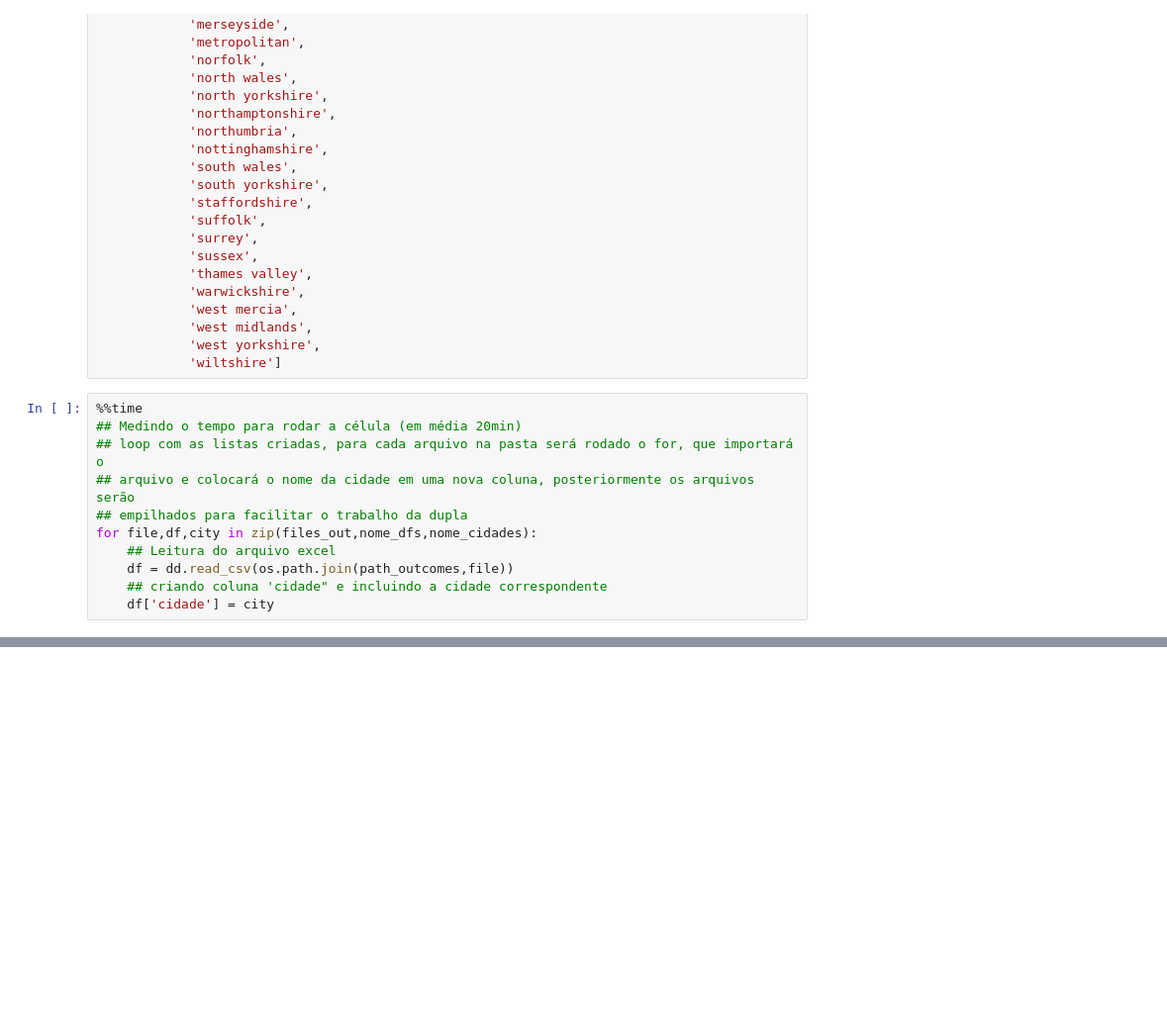
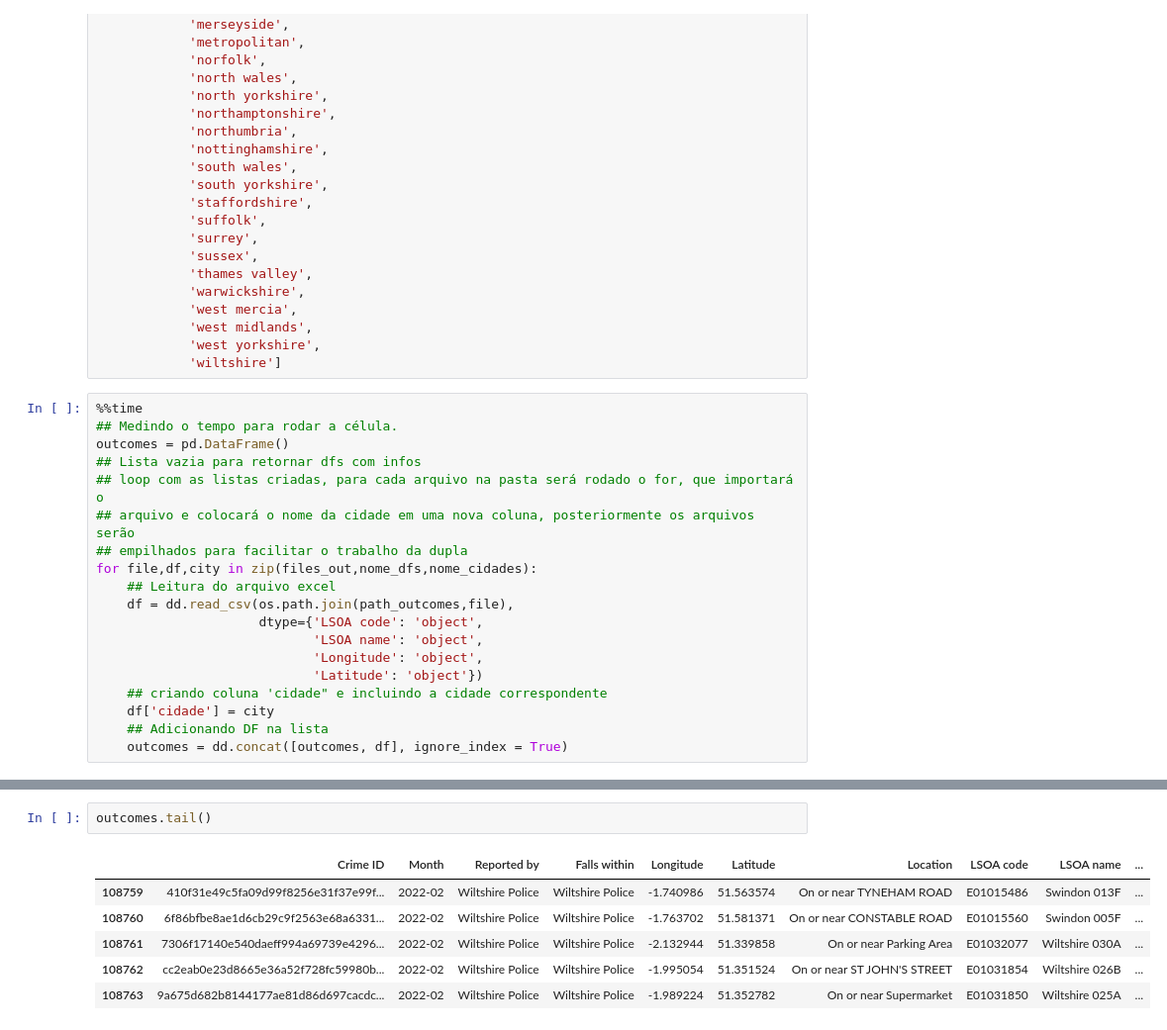
Before and after one commit to andreneustein/criminalida_uk, a Jupyter notebook: CompreensaoDaBase.ipynb, the cells around one changed output, grey strips where cells are left out. Shown at 99% size. Cells and saved outputs as stored; diff of their text form; blank space fills up the shorter version.

```diff
--- a/CompreensaoDaBase.ipynb
+++ b/CompreensaoDaBase.ipynb
@@ -365,13 +370,21 @@ nome_cidades = ['avon and somerset',
             'wiltshire']
 # %%
 %%time
-## Medindo o tempo para rodar a célula (em média 20min)
+## Medindo o tempo para rodar a célula.
+outcomes = pd.DataFrame()
+## Lista vazia para retornar dfs com infos
 ## loop com as listas criadas, para cada arquivo na pasta será rodado o for, que importará o
 ## arquivo e colocará o nome da cidade em uma nova coluna, posteriormente os arquivos serão
 ## empilhados para facilitar o trabalho da dupla
 for file,df,city in zip(files_out,nome_dfs,nome_cidades):
     ## Leitura do arquivo excel
-    df = dd.read_csv(os.path.join(path_outcomes,file))
+    df = dd.read_csv(os.path.join(path_outcomes,file),
+                     dtype={'LSOA code': 'object',
+                            'LSOA name': 'object',
+                            'Longitude': 'object',
+                            'Latitude': 'object'})
     ## criando coluna 'cidade" e incluindo a cidade correspondente
     df['cidade'] = city
+    ## Adicionando DF na lista
+    outcomes = dd.concat([outcomes, df], ignore_index = True)
 # %% [output]
@@ -379,0 +393,9 @@ Wall time: 534 ms
+# %%
+outcomes.tail()
+# %% [output]
+|  | Crime ID | Month | Reported by | Falls within | Longitude | Latitude | Location | LSOA code | LSOA name | ... |
+| 108759 | 410f31e49c5fa09d99f8256e31f37e99f... | 2022-02 | Wiltshire Police | Wiltshire Police | -1.740986 | 51.563574 | On or near TYNEHAM ROAD | E01015486 | Swindon 013F | ... |
+| 108760 | 6f86bfbe8ae1d6cb29c9f2563e68a6331... | 2022-02 | Wiltshire Police | Wiltshire Police | -1.763702 | 51.581371 | On or near CONSTABLE ROAD | E01015560 | Swindon 005F | ... |
+| 108761 | 7306f17140e540daeff994a69739e4296... | 2022-02 | Wiltshire Police | Wiltshire Police | -2.132944 | 51.339858 | On or near Parking Area | E01032077 | Wiltshire 030A | ... |
+| 108762 | cc2eab0e23d8665e36a52f728fc59980b... | 2022-02 | Wiltshire Police | Wiltshire Police | -1.995054 | 51.351524 | On or near ST JOHN'S STREET | E01031854 | Wiltshire 026B | ... |
+| 108763 | 9a675d682b8144177ae81d86d697cacdc... | 2022-02 | Wiltshire Police | Wiltshire Police | -1.989224 | 51.352782 | On or near Supermarket | E01031850 | Wiltshire 025A | ... |
```
Also changed, not shown: parts of 28 cells of this notebook.
